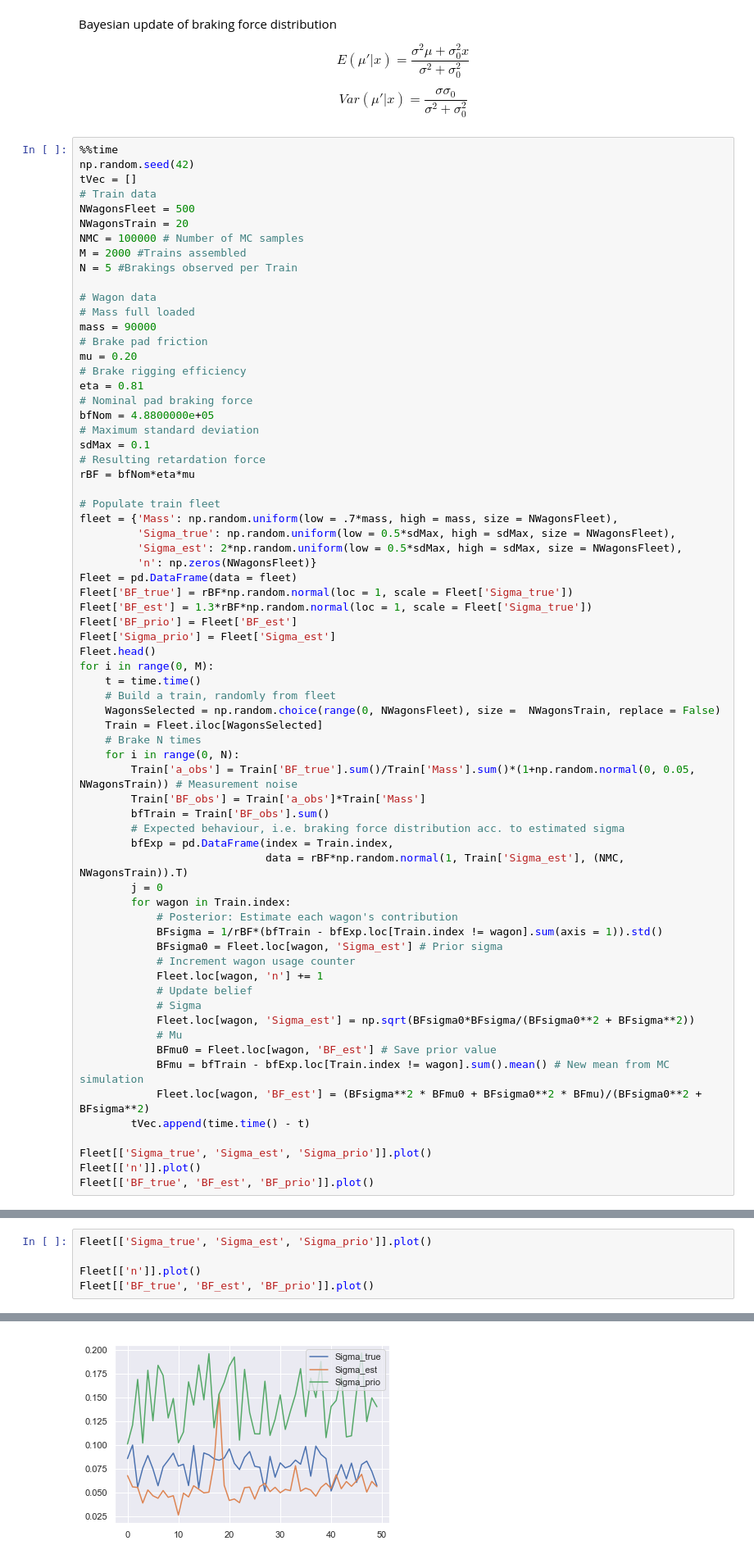
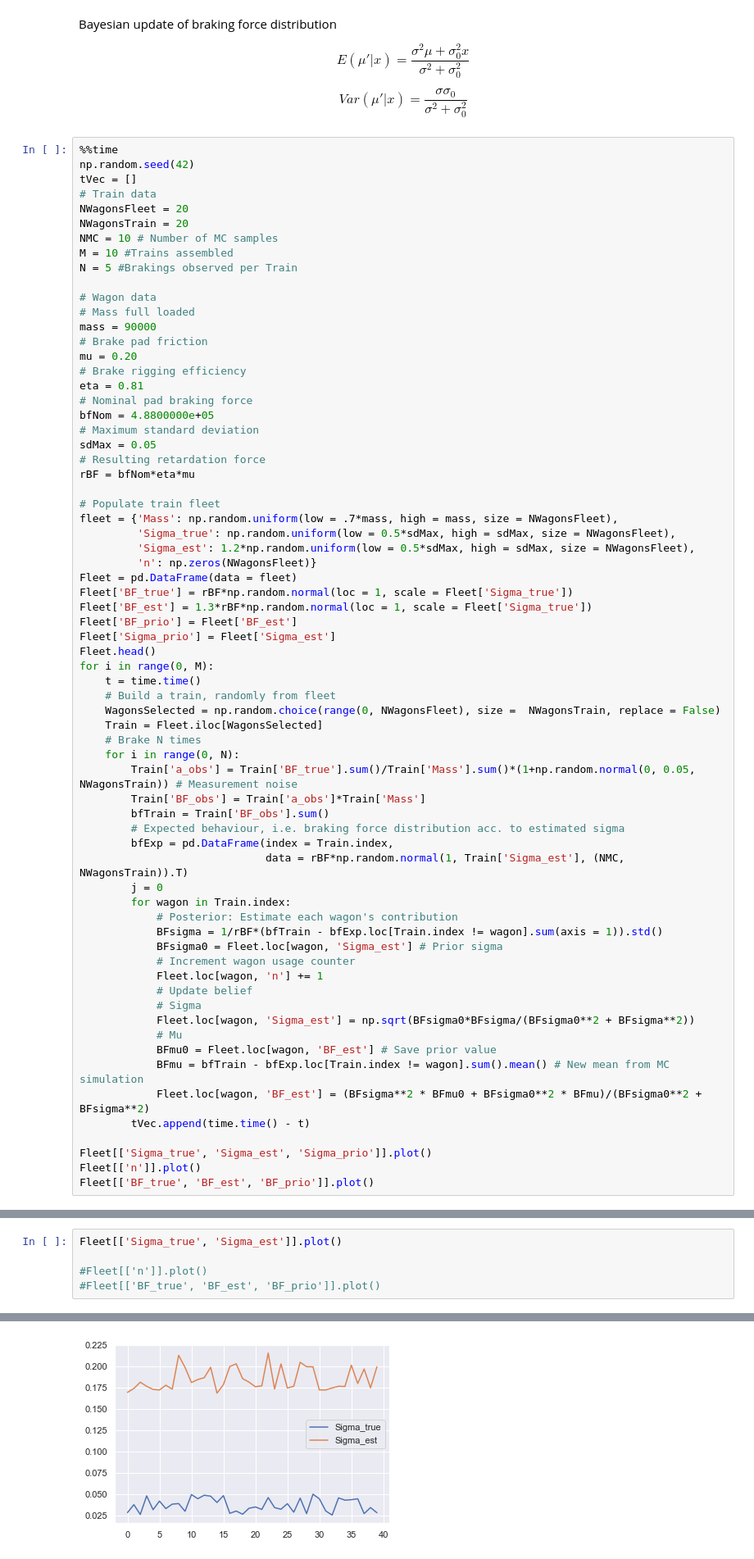
Before and after one commit to RailProfAC/19_Eurobrake, a Jupyter notebook: Code/Simulation.ipynb, the cells around one changed output, grey strips where cells are left out. Shown: that part at 82% size. Saved outputs shown, nothing was run; the diff lists cells and outputs as text.

```diff
--- a/Code/Simulation.ipynb
+++ b/Code/Simulation.ipynb
@@ -23,10 +23,10 @@ Bayesian update of braking force distribution
 np.random.seed(42)
 tVec = []
 # Train data
-NWagonsFleet = 500
+NWagonsFleet = 20
 NWagonsTrain = 20
-NMC = 100000 # Number of MC samples
-M = 2000 #Trains assembled
+NMC = 10 # Number of MC samples
+M = 10 #Trains assembled
 N = 5 #Brakings observed per Train
 
 # Wagon data
@@ -39,14 +39,14 @@ eta = 0.81
 # Nominal pad braking force
 bfNom = 4.8800000e+05
 # Maximum standard deviation
-sdMax = 0.1
+sdMax = 0.05
 # Resulting retardation force
 rBF = bfNom*eta*mu
 
 # Populate train fleet
 fleet = {'Mass': np.random.uniform(low = .7*mass, high = mass, size = NWagonsFleet),
          'Sigma_true': np.random.uniform(low = 0.5*sdMax, high = sdMax, size = NWagonsFleet),
-         'Sigma_est': 2*np.random.uniform(low = 0.5*sdMax, high = sdMax, size = NWagonsFleet),
+         'Sigma_est': 1.2*np.random.uniform(low = 0.5*sdMax, high = sdMax, size = NWagonsFleet),
          'n': np.zeros(NWagonsFleet)}
 Fleet = pd.DataFrame(data = fleet)
 Fleet['BF_true'] = rBF*np.random.normal(loc = 1, scale = Fleet['Sigma_true'])
@@ -98,8 +103,8 @@ See the caveats in the documentation: http://pandas.pydata.org/pandas-docs/stabl
 # %%
-Fleet[['Sigma_true', 'Sigma_est', 'Sigma_prio']].plot()
+Fleet[['Sigma_true', 'Sigma_est']].plot()
 
-Fleet[['n']].plot()
-Fleet[['BF_true', 'BF_est', 'BF_prio']].plot()
+#Fleet[['n']].plot()
+#Fleet[['BF_true', 'BF_est', 'BF_prio']].plot()
 # %% [output]
 <matplotlib.axes._subplots.AxesSubplot at 0x...>
-[figure, old version]
+[figure, new version]
```
Also changed, not shown: parts of 6 cells of this notebook, 1 other file.
